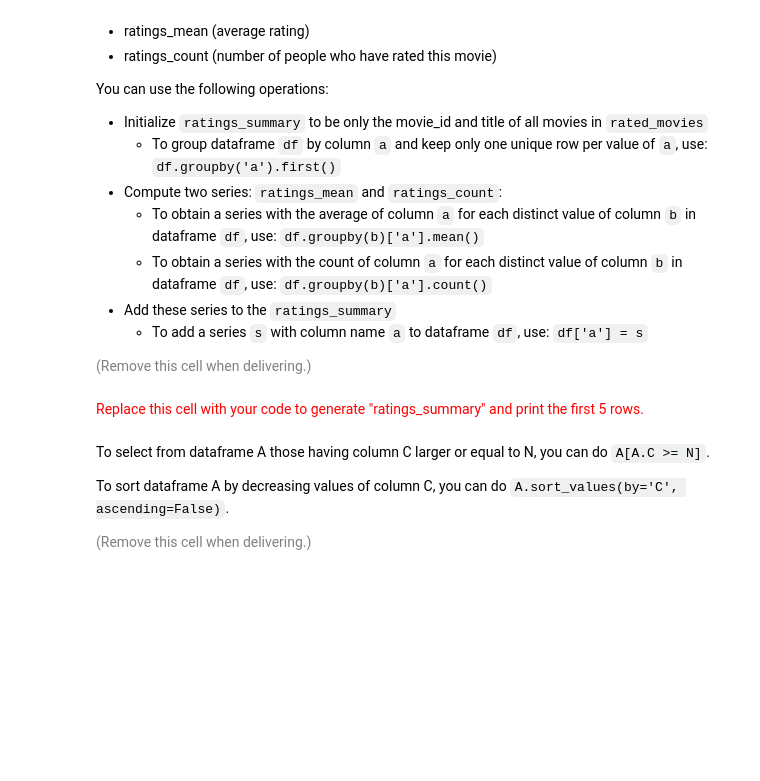
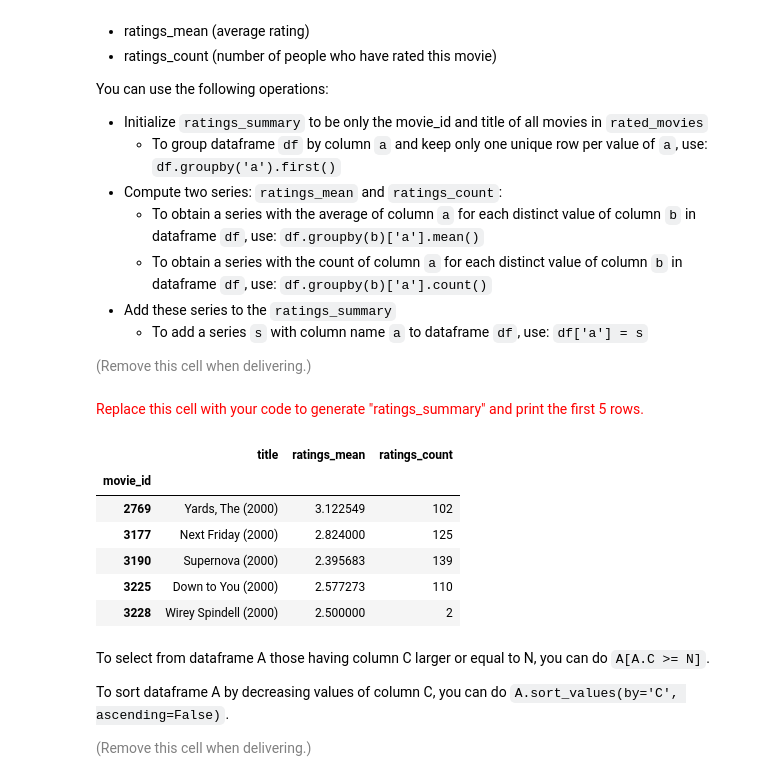
Before and after one commit to BernatQuintilla/data-mining-course, a Jupyter notebook: practicum/ps06/ps06_item_based_recsys.ipynb, the cells around one changed output. Saved outputs shown, nothing was run; the diff lists cells and outputs as text; code cells hidden in the pictures; blank space fills up the shorter version.

```diff
--- a/practicum/ps06/ps06_item_based_recsys.ipynb
+++ b/practicum/ps06/ps06_item_based_recsys.ipynb
@@ -186,6 +220,24 @@ You can use the following operations:
 <font size="-1" color="gray">(Remove this cell when delivering.)</font>
 # %% [markdown]
 <font size="+1" color="red">Replace this cell with your code to generate "ratings_summary" and print the first 5 rows.</font>
+# %%
+# Initialize ratings_summary with movie_id and title
+ratings_summary = rated_movies[['movie_id', 'title']].groupby('movie_id').first()
+
+# Compute ratings_mean and ratings_count
+ratings_summary['ratings_mean'] = rated_movies.groupby('movie_id')['rating'].mean()
+ratings_summary['ratings_count'] = rated_movies.groupby('movie_id')['rating'].count()
+
+# Print the first 5 rows of ratings_summary
+ratings_summary.head(5)
+# %% [output]
+|  | title | ratings_mean | ratings_count |
+| movie_id |  |  |  |
+| 2769 | Yards, The (2000) | 3.122549 | 102 |
+| 3177 | Next Friday (2000) | 2.824000 | 125 |
+| 3190 | Supernova (2000) | 2.395683 | 139 |
+| 3225 | Down to You (2000) | 2.577273 | 110 |
+| 3228 | Wirey Spindell (2000) | 2.500000 | 2 |
 # %% [markdown]
 To select from dataframe A those having column C larger or equal to N, you can do `A[A.C >= N]`.
 
```
Also changed, not shown: parts of 13 cells of this notebook.
